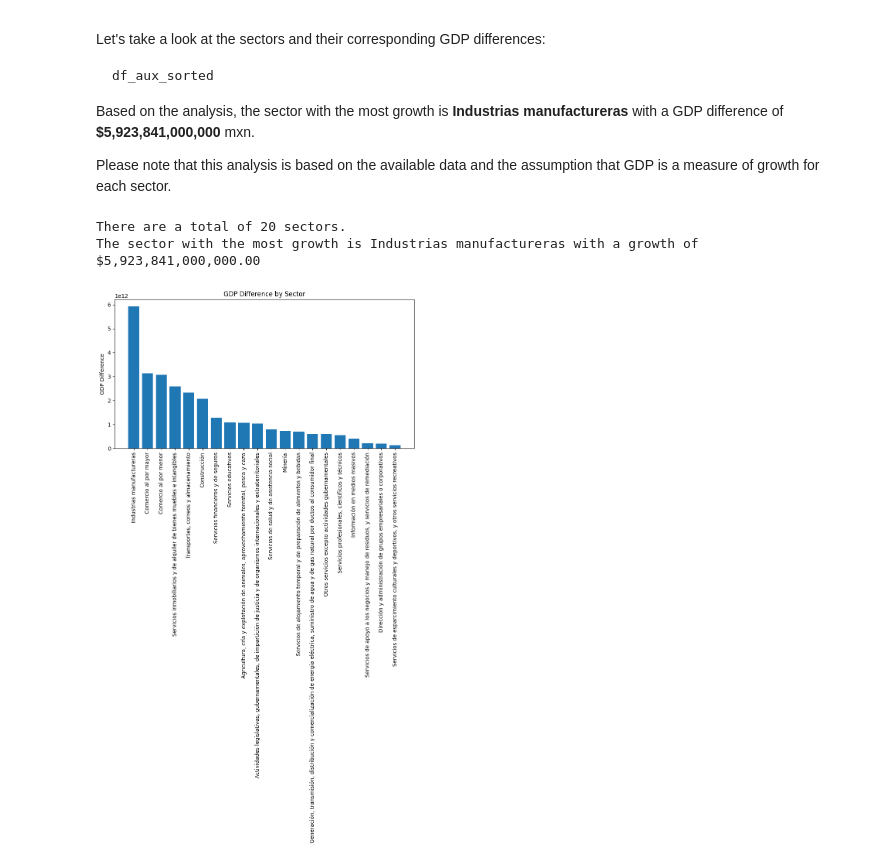
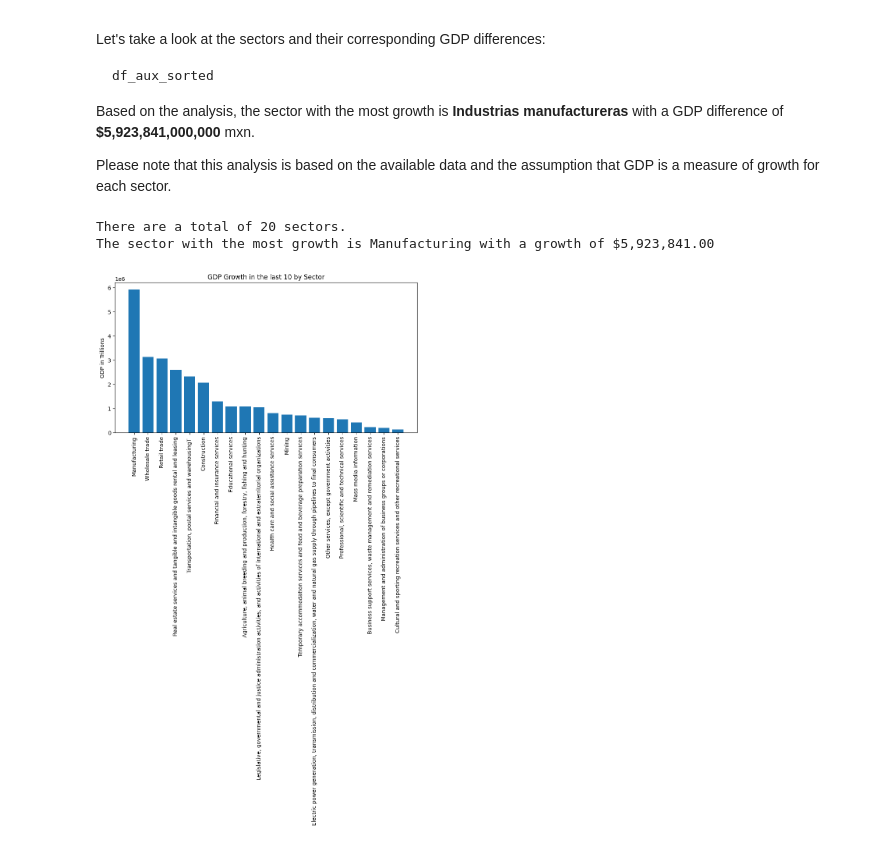
Before and after one commit to davidgirma/project1-team2, a Jupyter notebook: rgd notebook.ipynb, the cells around one changed output. Drawn from its saved outputs; the diff is of its cells as text; code cells hidden in the pictures.

Commit message:
first complete version for two graphs

```diff
--- a/rgd notebook.ipynb
+++ b/rgd notebook.ipynb
@@ -5,7 +5,7 @@ import numpy as np
 import matplotlib.pyplot as plt
 
 # Read CSV file
-df = pd.read_csv('datasources/Producto-interno-bruto-anual.csv')
+df = pd.read_csv('datasources/yearly_gdp.csv')
 # %% [markdown]
 # Which sector has the most growth?
 
@@ -25,36 +25,33 @@ Please note that this analysis is based on the available data and the assumption
 # %%
 # Get count of unique sectors
 print(f'There are a total of {df['Sector'].nunique()} sectors.')
 
 # Sort by Sector and then Year descending
 df_sorted = df.sort_values(by=['Sector', 'Year'])
 
 # Group by sector and the gdp of the first year, and the gdp of the last year
 df_grouped = df_sorted.groupby(['Sector'])
 df_aux = df_grouped.agg({'GDP': ['first', 'last']})
 
 # Have the dataframe have a column for the difference between the last year and the first year
 df_aux['GDP Difference'] = df_aux['GDP']['last'] - df_aux['GDP']['first']
 
 # Sort the dataframe by the GDP difference
 df_aux_sorted = df_aux.sort_values(by='GDP Difference', ascending=False)
 
 # Print what sector with the most growth
-# print(f'The sector with the most growth is {df_aux_sorted.index[0]} with a growth of {df_aux_sorted["GDP Difference"][0]}')
-#print(f'The sector with the most growth is {df_aux_sorted.index[0]} with a growth of ${float(df_aux_sorted.iloc[0]["GDP Difference"]):,.2f}')
-
 sector = df_aux_sorted.index[0]  # Assuming index represents sector names
 growth = float(df_aux_sorted.iloc[0]["GDP Difference"])  # Convert to float using .iloc[0]
 print(f'The sector with the most growth is {sector} with a growth of ${growth:,.2f}')
 
 # Plot the data
 plt.figure(figsize=(10, 5))
 plt.bar(df_aux_sorted.index, df_aux_sorted['GDP Difference'])
 plt.xticks(rotation=90)
-plt.ylabel('GDP Difference')
-plt.title('GDP Difference by Sector')
+plt.ylabel('GDP in Trillions')
+plt.title('GDP Growth in the last 10 by Sector')
 plt.show()
 # %% [output]
 There are a total of 20 sectors.
-The sector with the most growth is Industrias manufactureras with a growth of $5,923,841,000,000.00
+The sector with the most growth is Manufacturing with a growth of $5,923,841.00
-[figure, old version]
+[figure, new version]
```
Also changed, not shown: parts of 2 cells of this notebook, 1 other file.
